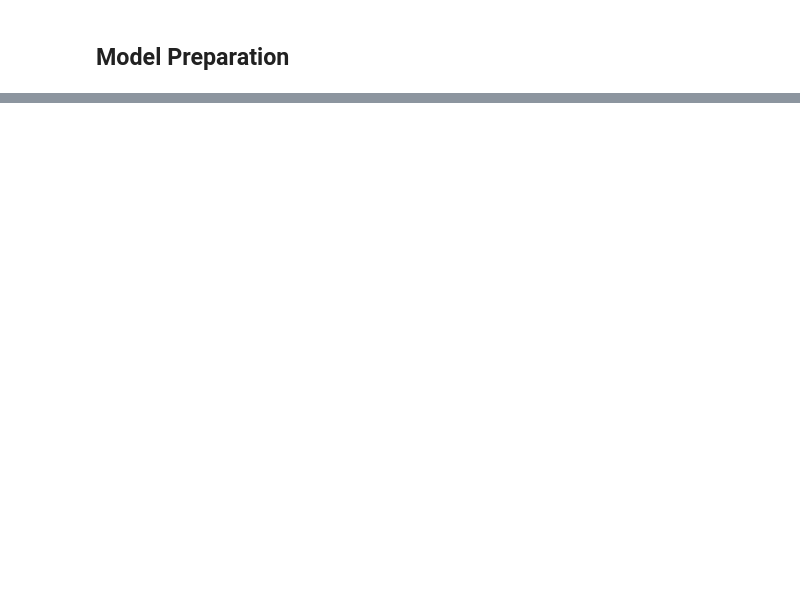
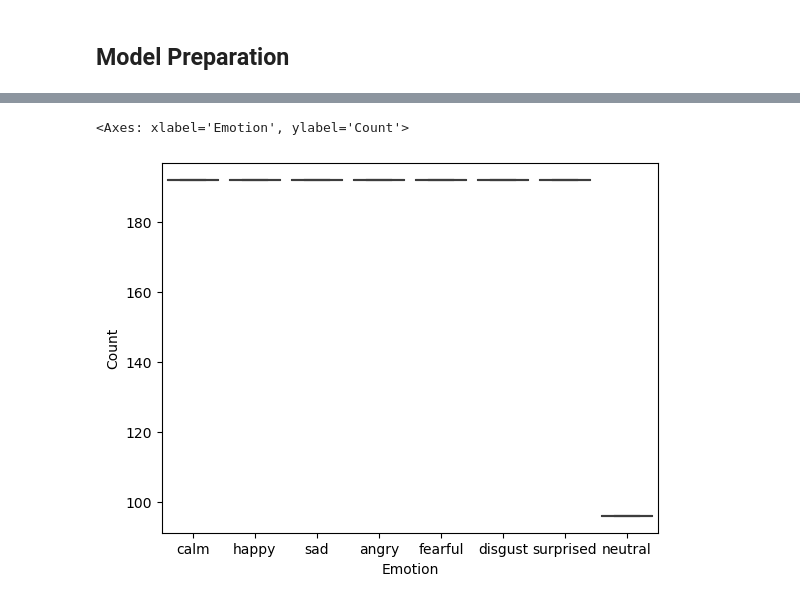
Before and after one commit to MoominHana/speech-emotion-recognition, a Jupyter notebook: project/emotion_recognition.ipynb, the cells around one changed output, grey strips where cells are left out. Cells and saved outputs as stored; diff of their text form; code cells hidden in the pictures; blank space fills up the shorter version.

```diff
--- a/project/emotion_recognition.ipynb
+++ b/project/emotion_recognition.ipynb
@@ -67,0 +85,14 @@ Name: count, dtype: int64
+# %%
+# Create a DataFrame with the counts of each emotion
+emotion_counts = df['Emotion'].value_counts().reset_index()
+emotion_counts.columns = ['Emotion', 'Count']
+
+# # Plot using stripplot
+# sns.stripplot(x='Emotion', y='Count', data=emotion_counts, jitter=True, dodge=True)
+# plt.title('Emotion Counts')
+# plt.show()
+
+sns.boxplot(x ='Emotion', y ='Count', data = emotion_counts)
+# %% [output]
+<Axes: xlabel='Emotion', ylabel='Count'>
+[figure, added]
```
Also changed, not shown: parts of 8 cells of this notebook, 1 other file.
